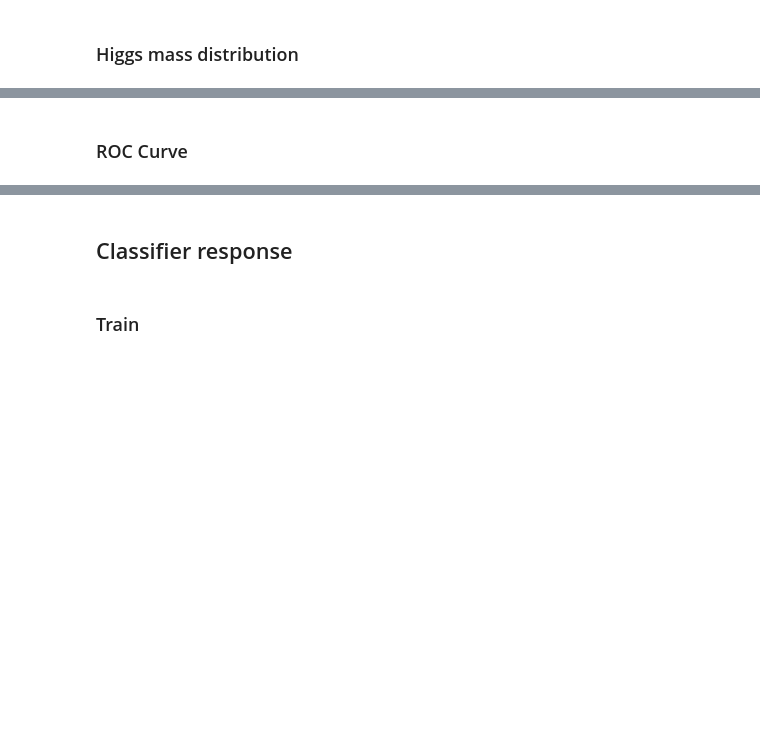
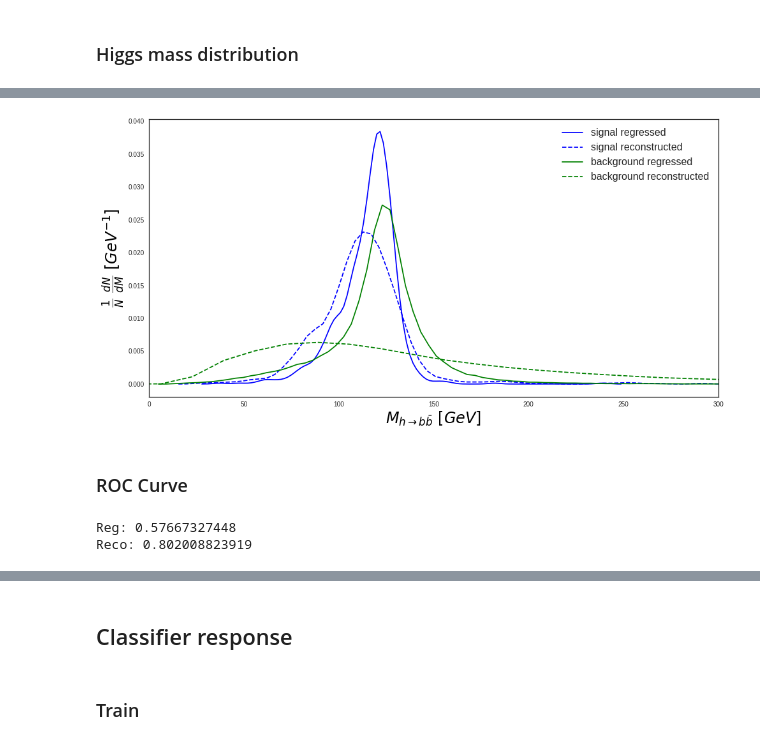
Before and after one commit to SrGonao/estagio, a Jupyter notebook: ML/classifiers/regression/bbtautau/bRegression/B_Reg_App.ipynb, the cells around one changed output, grey strips where cells are left out. Drawn from its saved outputs; the diff is of its cells as text; code cells hidden in the pictures; blank space fills up the shorter version.

```diff
--- a/ML/classifiers/regression/bbtautau/bRegression/B_Reg_App.ipynb
+++ b/ML/classifiers/regression/bbtautau/bRegression/B_Reg_App.ipynb
@@ -224,23 +223,37 @@ compileArgs = {'loss' : 'mse', 'optimizer' : 'nadam'}
 
 def getRegressor():
     regModel = Sequential()
-    regModel.add(Dense(200, input_dim=len(regTrainFeatures), kernel_initializer='he_normal', activation='selu'))
+    regModel.add(Dense(200, input_dim=len(regTrainFeatures), kernel_initializer='he_normal',
+                       activation='selu'))
+    regModel.add(GaussianNoise(1))
+    #regModel.add(GaussianDropout(0.3))
+    regModel.add(BatchNormalization())
+    regModel.add(Dropout(0.2))
+    regModel.add(Dense(200, kernel_initializer='he_normal',
+                       activation='selu'))
     regModel.add(GaussianNoise(1))
     regModel.add(BatchNormalization())
+    #regModel.add(GaussianDropout(0.3))
     regModel.add(Dropout(0.2))
-    regModel.add(Dense(200, kernel_initializer='he_normal', activation='selu'))
+    regModel.add(Dense(200, kernel_initializer='he_normal',
+                       activation='selu'))
     regModel.add(GaussianNoise(1))
     regModel.add(BatchNormalization())
+    #regModel.add(GaussianDropout(0.3))
     regModel.add(Dropout(0.2))
-    regModel.add(Dense(200, kernel_initializer='he_normal', activation='selu'))
+    regModel.add(Dense(200, kernel_initializer='he_normal',
+                       activation='selu'))
     regModel.add(GaussianNoise(1))
     regModel.add(BatchNormalization())
+    #regModel.add(GaussianDropout(0.3))
     regModel.add(Dropout(0.2))
-    regModel.add(Dense(250, kernel_initializer='he_normal', activation='selu'))
+    regModel.add(Dense(200, kernel_initializer='he_normal',
+                       activation='selu'))
     regModel.add(GaussianNoise(1))
     regModel.add(BatchNormalization())
+    #regModel.add(GaussianDropout(0.3))
     regModel.add(Dropout(0.2))
-    regModel.add(Dense(len(regTargetFeatures), activation='linear', kernel_initializer='he_normal'))
+    regModel.add(Dense(len(regTargetFeatures), activation='linear', kernel_initializer='he_normal'), regularizers.l1_l2(0.01))
     regModel.compile(**compileArgs)
     return regModel
 # %% [markdown]
@@ -324,6 +337,8 @@ if cvTests:
         trainingData = (X_reg[train], y_reg[train])
         lossHistory = LossHistory()
         earlyStop = EarlyStopping(monitor='val_loss', patience=15, verbose=1, mode='auto')
+        reduce_lr = ReduceLROnPlateau(monitor='val_loss', factor=0.02,
+              patience=5, min_lr=0.0001)
         saveBest = ModelCheckpoint("train_weights/best.h5", monitor='val_loss', verbose=0, save_best_only=True, save_weights_only=True, mode='auto', period=1)
         model.fit(X_reg[train], y_reg[train],
                   validation_data = (X_reg[test], y_reg[test]),
@@ -787,22 +863,27 @@ stdReg = (np.mean(plots['sig_reg' + '_std']),
              np.std(plots['sig_reg' + '_std'])/math.sqrt(len(plots['sig_reg' + '_std'])))
 # %%
 plt.figure(figsize=(16, 8))
-sns.kdeplot(data=valData.loc[sig, 'reg_h_bb_mass'].values, label='signal regressed')
-sns.kdeplot(data=valData.loc[sig, 'h_bb_mass'].values, label='signal reconstructed')
+sns.kdeplot(data=valData.loc[sig, 'reg_h_bb_mass'].values, label='signal regressed', color = 'blue')
+sns.kdeplot(data=valData.loc[sig, 'h_bb_mass'].values, label='signal reconstructed', color = 'blue' , ls = 'dashed')
 
-sns.kdeplot(data=valData.loc[bkg, 'reg_h_bb_mass'].values, label='background regressed')
-sns.kdeplot(data=valData.loc[bkg, 'h_bb_mass'].values, label='background reconstructed')
+sns.kdeplot(data=valData.loc[bkg, 'reg_h_bb_mass'].values, label='background regressed', color = 'green' )
+sns.kdeplot(data=valData.loc[bkg, 'h_bb_mass'].values, label='background reconstructed', color = 'green', ls = 'dashed')
 
 plt.legend(fontsize=16)
 plt.xlim(0,300)
 plt.xlabel(r'$M_{h\rightarrow b\bar{b}}\ [GeV]$' , fontsize=24, color='black')
 plt.ylabel(r"$\frac{1}{N}\ \frac{dN}{d M}\ [GeV^{-1}]$", fontsize=24, color='black')
 plt.show()
+# %% [output]
+[figure, added]
 # %% [markdown]
 ### ROC Curve
 # %%
 print ('Reg:', roc_auc_score(valData.loc[sig|bkg, 'gen_target'], -np.abs(125-valData.loc[sig|bkg, 'reg_h_bb_mass'])))
 print ('Reco:', roc_auc_score(valData.loc[sig|bkg, 'gen_target'], -np.abs(125-valData.loc[sig|bkg, 'h_bb_mass'])))
+# %% [output]
+Reg: 0.57667327448
+Reco: 0.802008823919
 # %%
 sns.distplot(-np.abs(125-valData.loc[sig, 'reg_h_bb_mass']), label='signal')
 sns.distplot(-np.abs(125-valData.loc[bkg, 'reg_h_bb_mass']), label='bkg')
```
Also changed, not shown: parts of 20 cells of this notebook, 51 other files.
